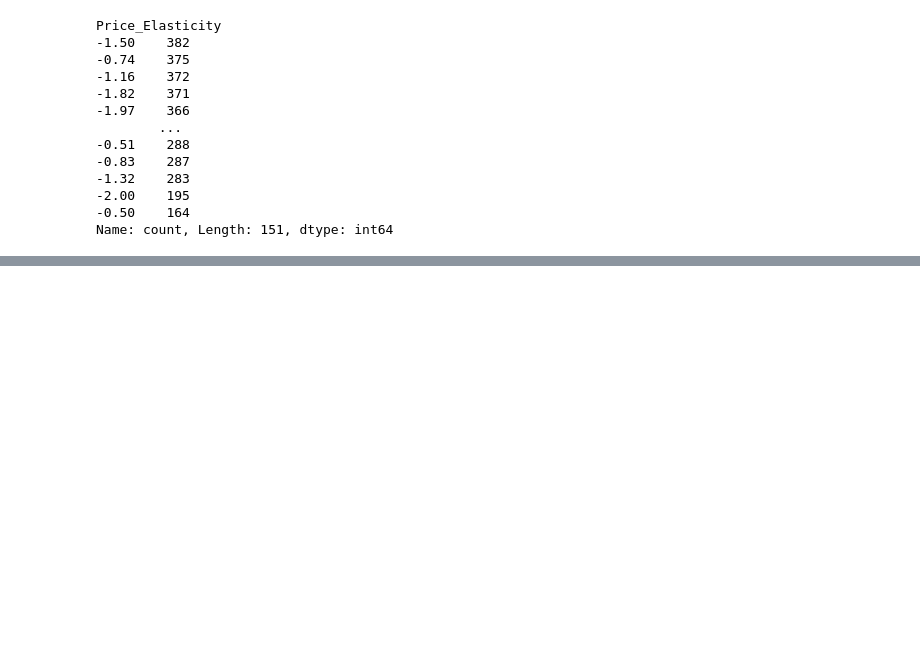
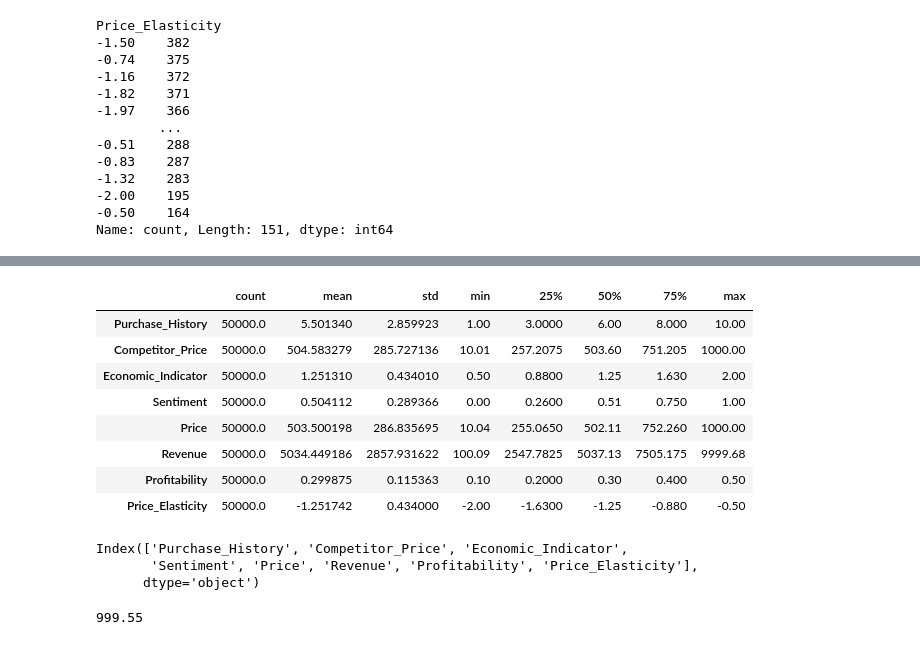
Before and after one commit to theraghavjuneja/dynamic_price, a Jupyter notebook: code.ipynb, the cells around one changed output, grey strips where cells are left out. Drawn from its saved outputs; the diff is of its cells as text; code cells hidden in the pictures; blank space fills up the shorter version.

```diff
--- a/code.ipynb
+++ b/code.ipynb
@@ -218,0 +235,12 @@ Name: count, Length: 151, dtype: int64
+# %%
+df.describe().T
+# %% [output]
+|  | count | mean | std | min | 25% | 50% | 75% | max |
+| Purchase_History | 50000.0 | 5.501340 | 2.859923 | 1.00 | 3.0000 | 6.00 | 8.000 | 10.00 |
+| Competitor_Price | 50000.0 | 504.583279 | 285.727136 | 10.01 | 257.2075 | 503.60 | 751.205 | 1000.00 |
+| Economic_Indicator | 50000.0 | 1.251310 | 0.434010 | 0.50 | 0.8800 | 1.25 | 1.630 | 2.00 |
+| Sentiment | 50000.0 | 0.504112 | 0.289366 | 0.00 | 0.2600 | 0.51 | 0.750 | 1.00 |
+| Price | 50000.0 | 503.500198 | 286.835695 | 10.04 | 255.0650 | 502.11 | 752.260 | 1000.00 |
+| Revenue | 50000.0 | 5034.449186 | 2857.931622 | 100.09 | 2547.7825 | 5037.13 | 7505.175 | 9999.68 |
+| Profitability | 50000.0 | 0.299875 | 0.115363 | 0.10 | 0.2000 | 0.30 | 0.400 | 0.50 |
+| Price_Elasticity | 50000.0 | -1.251742 | 0.434000 | -2.00 | -1.6300 | -1.25 | -0.880 | -0.50 |
@@ -218,0 +249,6 @@ Name: count, Length: 151, dtype: int64
+# %%
+int_columns
+# %% [output]
+Index(['Purchase_History', 'Competitor_Price', 'Economic_Indicator',
+       'Sentiment', 'Price', 'Revenue', 'Profitability', 'Price_Elasticity'],
+      dtype='object')
@@ -218,0 +275,7 @@ Name: count, Length: 151, dtype: int64
+# %%
+filtered_df = df[df['Purchase_History'] == 5]
+max_price = filtered_df['Price'].max()
+min_price = filtered_df['Price'].min()
+max_price
+# %% [output]
+999.55
```
Also changed, not shown: parts of 13 cells of this notebook.
